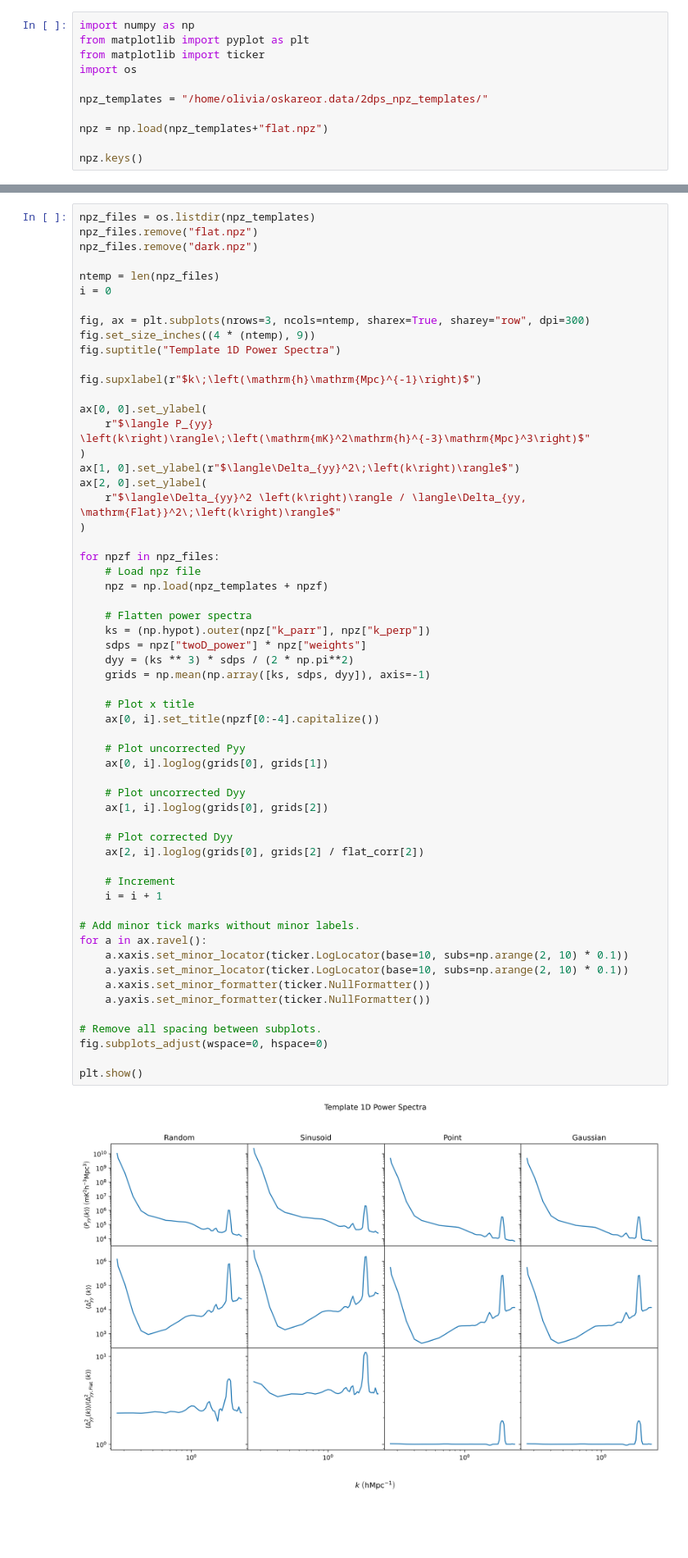
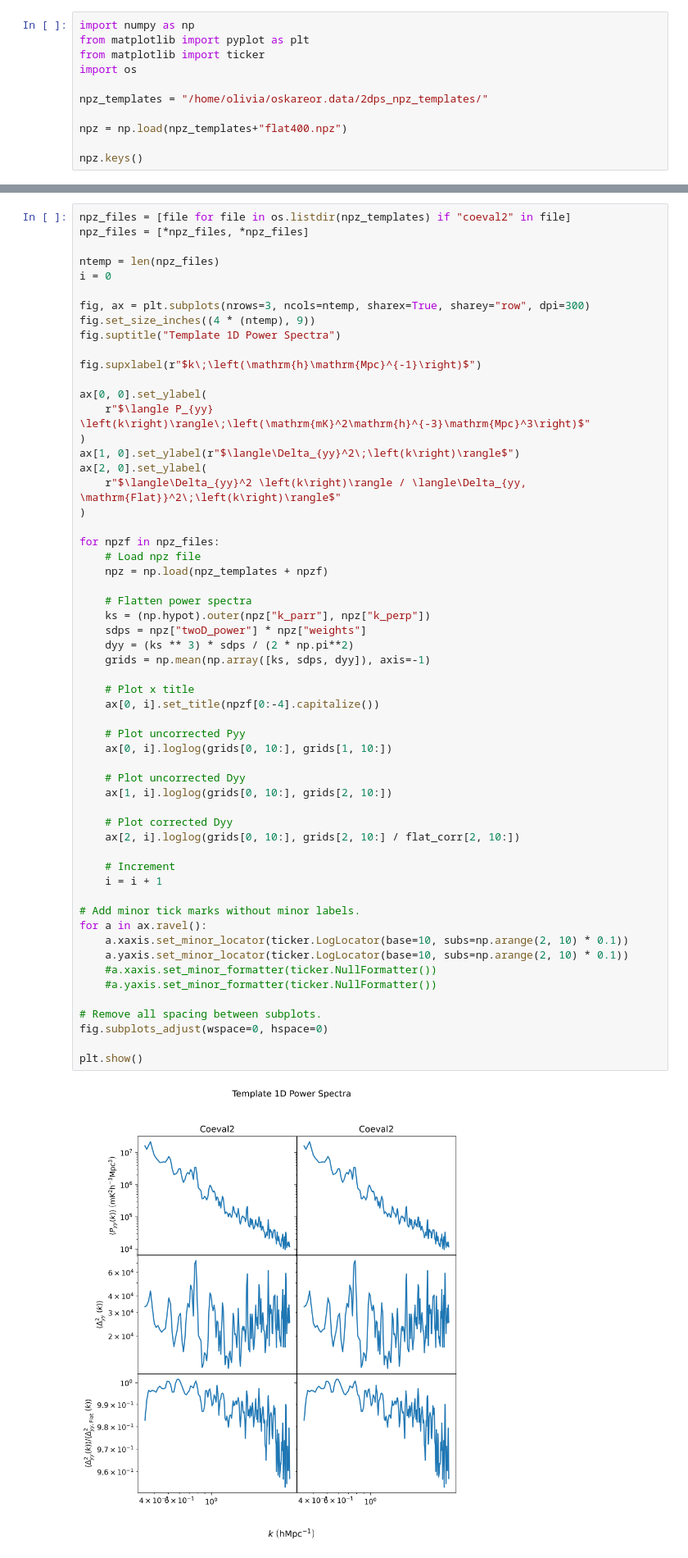
Before and after one commit to oliviax727/phd-programs, a Jupyter notebook: oskar-chips/power_spectra.ipynb, the cells around one changed output, grey strips where cells are left out. Shown at 82% size. Saved outputs shown, nothing was run; the diff lists cells and outputs as text; blank space fills up the shorter version.

```diff
--- a/oskar-chips/power_spectra.ipynb
+++ b/oskar-chips/power_spectra.ipynb
@@ -12,7 +12,7 @@ import os
 
 npz_templates = "/home/olivia/oskareor.data/2dps_npz_templates/"
 
-npz = np.load(npz_templates+"flat.npz")
+npz = np.load(npz_templates+"flat400.npz")
 
 npz.keys()
 # %% [output]
@@ -81,9 +80,8 @@ flat_corr = grids
 
 Comparing all inputs with the flat field.
 # %%
-npz_files = os.listdir(npz_templates)
-npz_files.remove("flat.npz")
-npz_files.remove("dark.npz")
+npz_files = [file for file in os.listdir(npz_templates) if "coeval2" in file]
+npz_files = [*npz_files, *npz_files]
 
 ntemp = len(npz_files)
 i = 0
@@ -107,36 +105,36 @@ for npzf in npz_files:
     npz = np.load(npz_templates + npzf)
 
     # Flatten power spectra
     ks = (np.hypot).outer(npz["k_parr"], npz["k_perp"])
     sdps = npz["twoD_power"] * npz["weights"]
     dyy = (ks ** 3) * sdps / (2 * np.pi**2)
     grids = np.mean(np.array([ks, sdps, dyy]), axis=-1)
 
     # Plot x title
     ax[0, i].set_title(npzf[0:-4].capitalize())
 
     # Plot uncorrected Pyy
-    ax[0, i].loglog(grids[0], grids[1])
+    ax[0, i].loglog(grids[0, 10:], grids[1, 10:])
 
     # Plot uncorrected Dyy
-    ax[1, i].loglog(grids[0], grids[2])
+    ax[1, i].loglog(grids[0, 10:], grids[2, 10:])
 
     # Plot corrected Dyy
-    ax[2, i].loglog(grids[0], grids[2] / flat_corr[2])
+    ax[2, i].loglog(grids[0, 10:], grids[2, 10:] / flat_corr[2, 10:])
 
     # Increment
     i = i + 1
 
 # Add minor tick marks without minor labels.
 for a in ax.ravel():
     a.xaxis.set_minor_locator(ticker.LogLocator(base=10, subs=np.arange(2, 10) * 0.1))
     a.yaxis.set_minor_locator(ticker.LogLocator(base=10, subs=np.arange(2, 10) * 0.1))
-    a.xaxis.set_minor_formatter(ticker.NullFormatter())
-    a.yaxis.set_minor_formatter(ticker.NullFormatter())
+    #a.xaxis.set_minor_formatter(ticker.NullFormatter())
+    #a.yaxis.set_minor_formatter(ticker.NullFormatter())
 
 # Remove all spacing between subplots.
 fig.subplots_adjust(wspace=0, hspace=0)
 
 plt.show()
 # %% [output]
-[figure, old version]
+[figure, new version]
```
Also changed, not shown: parts of 3 cells of this notebook, 4 other files.
